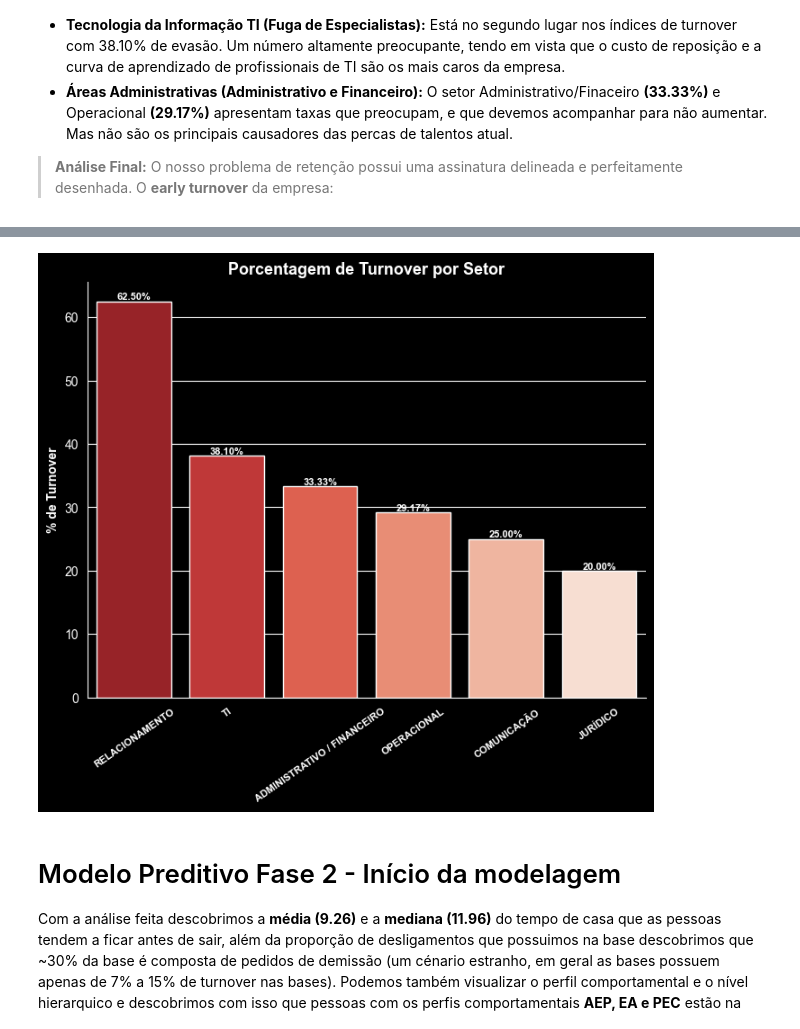
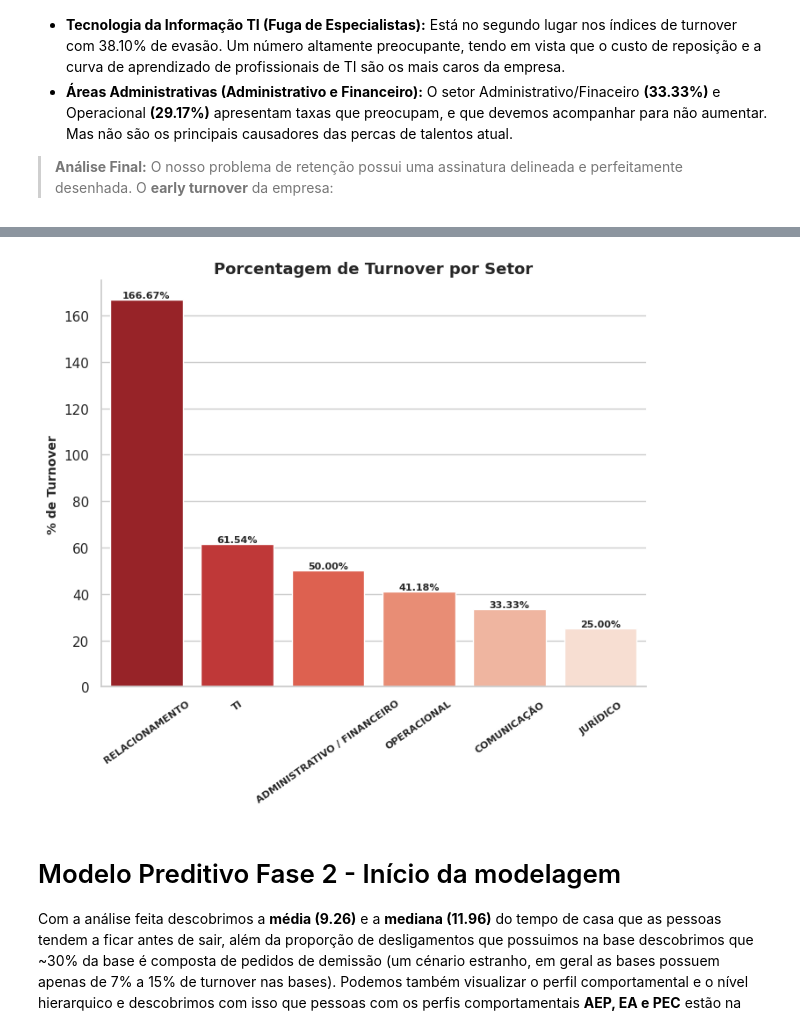
Before and after one commit to Ignowsky/EDA-Turnover, a Jupyter notebook: EDA_PA_Analytics.ipynb, the cells around one changed output, grey strips where cells are left out. Drawn from its saved outputs; the diff is of its cells as text; code cells hidden in the pictures.

```diff
--- a/EDA_PA_Analytics.ipynb
+++ b/EDA_PA_Analytics.ipynb
@@ -66,7 +66,7 @@ from sklearn.preprocessing import MinMaxScaler
 from sklearn.linear_model import LogisticRegression
 # %%
 # Marco 1 EDA - Lendo o Dataset
-path = r'C:\Users\joaop\AppData\Roaming\JetBrains\DataSpell2025.3\projects\workspace\base.csv'
+path = '/content/base (1).csv'
 df = pd.read_csv(path, sep = ',')
 df
 # %% [output]
@@ -242,7 +244,7 @@ df_clean['data_corte'] = np.where(
     df_clean['data_demissao'], date.today()
 )
 
-df_clean['data_corte'] = pd.to_datetime(df_clean['data_corte'], format = '%d-%m-%Y', dayfirst = True)
+df_clean['data_corte'] = pd.to_datetime(df_clean['data_corte'], format = 'mixed', dayfirst = True)
 
 # Criação da coluna de idade e tempo de casa em meses
 df_clean['idade'] = ((df_clean['data_corte'] - df_clean['data_nascimento']).dt.days // 365).astype(int)
@@ -479,7 +575,26 @@ O mapa de calor expôs que nossa crise de turnover não é uma epidemia cultural
 # %%
-# Criando um grouped df para verificar de onde os colaboradores estão saindo.
-df_turnover = (df_clean.groupby(['departamento_nome_api'])['target_pediu_demissao'].mean() * 100).sort_values(ascending=False)
-df_turnover = df_turnover[df_turnover > 0]
-df_turnover = df_turnover.to_frame(name = 'pct_turnover')
+# Criando o agrupamento para pegar o headcount, a taxa de turnover e o salario médio da área.
+df_turnover = df_clean.groupby(
+    'departamento_nome_api'
+).agg(
+    Volume_historico = ('colaborador_sk', 'nunique'), # Contando todos os IDs únicos existentes
+    Saídas = ('target_pediu_demissao', 'sum'), # Somando os pedidos de demissão
+    Salario_Medio = ('salario_contratual', 'mean'),
+    Mediana_Salario = ('salario_contratual', 'median')
+)
+
+df_turnover['Headcount_Ativo'] = df_turnover['Volume_historico'] - df_turnover['Saídas']
+
+df_turnover['Taxa_Turnover_Real_Pct'] = (df_turnover['Saídas'] / df_turnover['Headcount_Ativo'] * 100).round(2)
+
+df_turnover['Custo_Saidas_Anual'] = df_turnover['Saídas'] * df_turnover['Salario_Medio'] * 6
+
+df_turnover['Custo_Saidas_Anual_Mediana'] = df_turnover['Saídas'] * df_turnover['Mediana_Salario'] * 6
+
+df_turnover = df_turnover[['Headcount_Ativo', 'Saídas', 'Taxa_Turnover_Real_Pct', 'Salario_Medio', 'Custo_Saidas_Anual', 'Mediana_Salario', 'Custo_Saidas_Anual_Mediana']]
+
+df_turnover = df_turnover.sort_values(by='Taxa_Turnover_Real_Pct', ascending=False).round(2)
+
+df_turnover = df_turnover[df_turnover['Saídas']>0]
 df_turnover
 # %% [output]
@@ -498,36 +624,36 @@ fig, ax = plt.subplots(figsize = (8, 6))
 sns.barplot(
     data = df_turnover,
     x ='departamento_nome_api',
-    y = 'pct_turnover',
+    y = 'Taxa_Turnover_Real_Pct',
     hue = 'departamento_nome_api',
     palette = 'Reds_r'
 )
 
 plt.xticks(rotation = 35, fontsize = 8, fontweight = 'bold')
 plt.xlabel('')
 plt.ylabel('% de Turnover', fontweight = 'bold', fontsize = 10)
 
 for container in ax.containers:
     ax.bar_label(
         container,
         fmt = '%.2f%%',
         label_type = 'edge',
         fontsize = 8,
         fontweight = 'bold'
     )
 
 plt.title(
     'Porcentagem de Turnover por Setor',
     fontsize = 13,
     fontweight = 'bold'
 )
 
 ax.spines[['top', 'right']].set_visible(False)
 
 plt.tight_layout
 plt.show()
 # %% [output]
-[figure, old version]
+[figure, new version]
 # %% [markdown]
 # Modelo Preditivo Fase 2 - Início da modelagem
 
```
Also changed, not shown: parts of 30 cells of this notebook.
